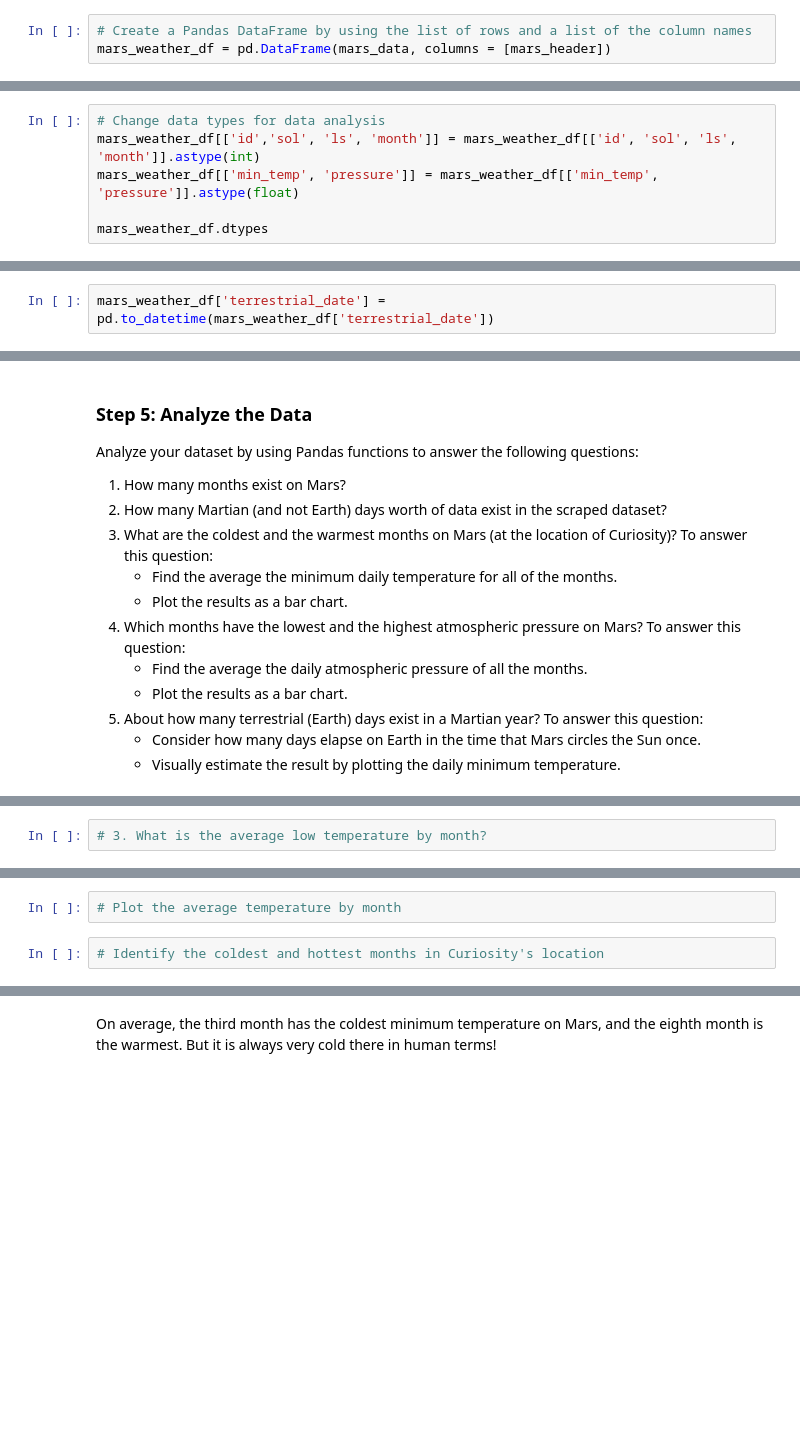
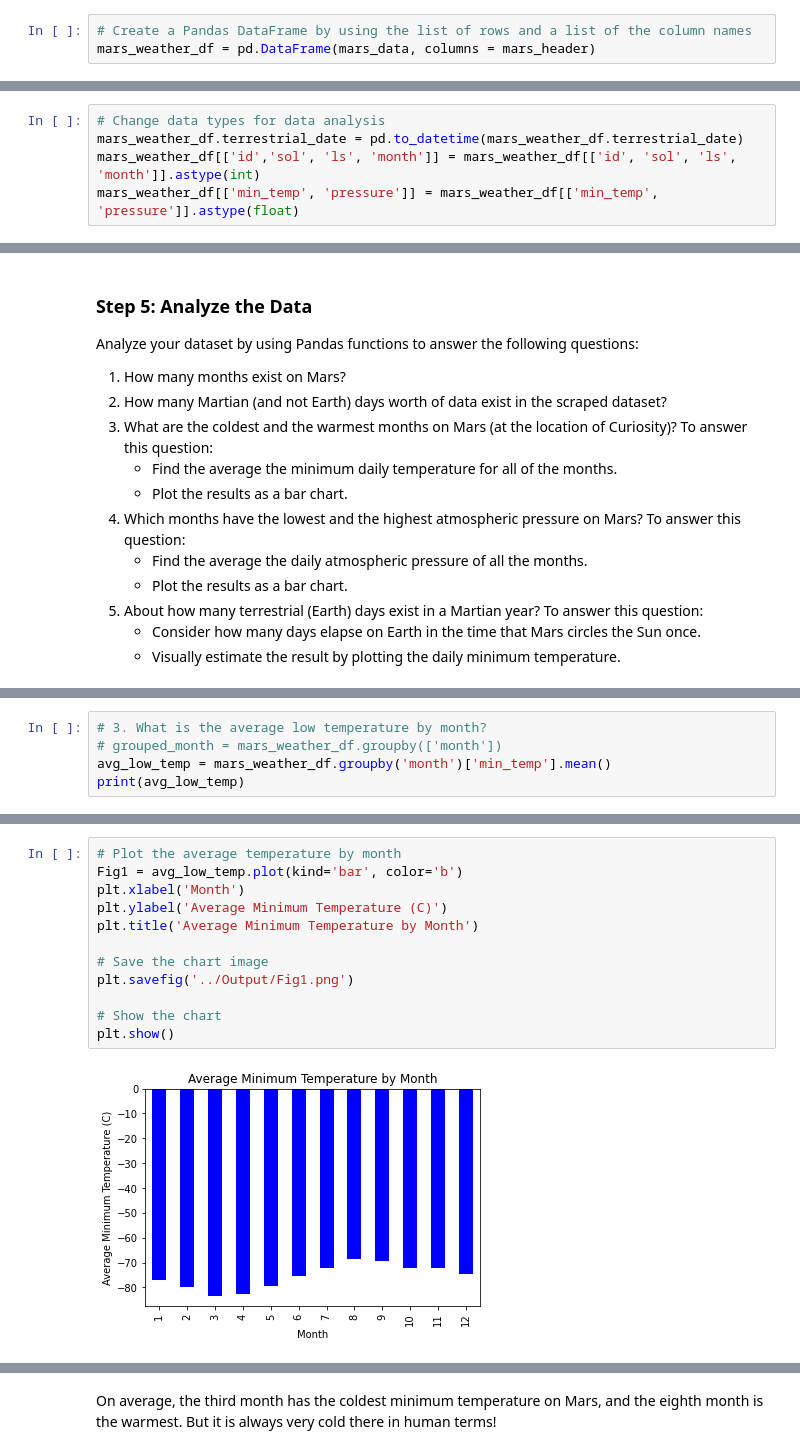
Before and after one commit to FahmidaBilla/Web-Scraping-Challenge, a Jupyter notebook: Mars_ipynb/part_2_mars_weather.ipynb, the cells around one changed output, grey strips where cells are left out. Drawn from its saved outputs; the diff is of its cells as text; blank space fills up the shorter version.

```diff
--- a/Mars_ipynb/part_2_mars_weather.ipynb
+++ b/Mars_ipynb/part_2_mars_weather.ipynb
@@ -104,7 +105,7 @@ mars_data
  ...]
 # %%
 # Create a Pandas DataFrame by using the list of rows and a list of the column names
-mars_weather_df = pd.DataFrame(mars_data, columns = [mars_header])
+mars_weather_df = pd.DataFrame(mars_data, columns = mars_header)
 # %%
 # Confirm DataFrame was created successfully
 mars_weather_df.head()
@@ -135,7 +140,6 @@ pressure            object
 dtype: object
 # %%
 # Change data types for data analysis
+mars_weather_df.terrestrial_date = pd.to_datetime(mars_weather_df.terrestrial_date)
 mars_weather_df[['id','sol', 'ls', 'month']] = mars_weather_df[['id', 'sol', 'ls', 'month']].astype(int)
 mars_weather_df[['min_temp', 'pressure']] = mars_weather_df[['min_temp', 'pressure']].astype(float)
-
-mars_weather_df.dtypes
@@ -151,2 +145,0 @@ dtype: object
-# %%
-mars_weather_df['terrestrial_date'] = pd.to_datetime(mars_weather_df['terrestrial_date'])
@@ -196,2 +187,5 @@ dtype: int64
 # %%
 # 3. What is the average low temperature by month?
+# grouped_month = mars_weather_df.groupby(['month'])
+avg_low_temp = mars_weather_df.groupby('month')['min_temp'].mean()
+print(avg_low_temp)
@@ -198,4 +207,14 @@ dtype: int64
-# %%
-# Plot the average temperature by month
-# %%
-# Identify the coldest and hottest months in Curiosity's location
+# %%
+# Plot the average temperature by month
+Fig1 = avg_low_temp.plot(kind='bar', color='b')
+plt.xlabel('Month')
+plt.ylabel('Average Minimum Temperature (C)')
+plt.title('Average Minimum Temperature by Month')
+
+# Save the chart image
+plt.savefig('../Output/Fig1.png')
+
+# Show the chart
+plt.show()
+# %% [output]
+[figure, added]
```
Also changed, not shown: parts of 15 cells of this notebook, 3 other files.
